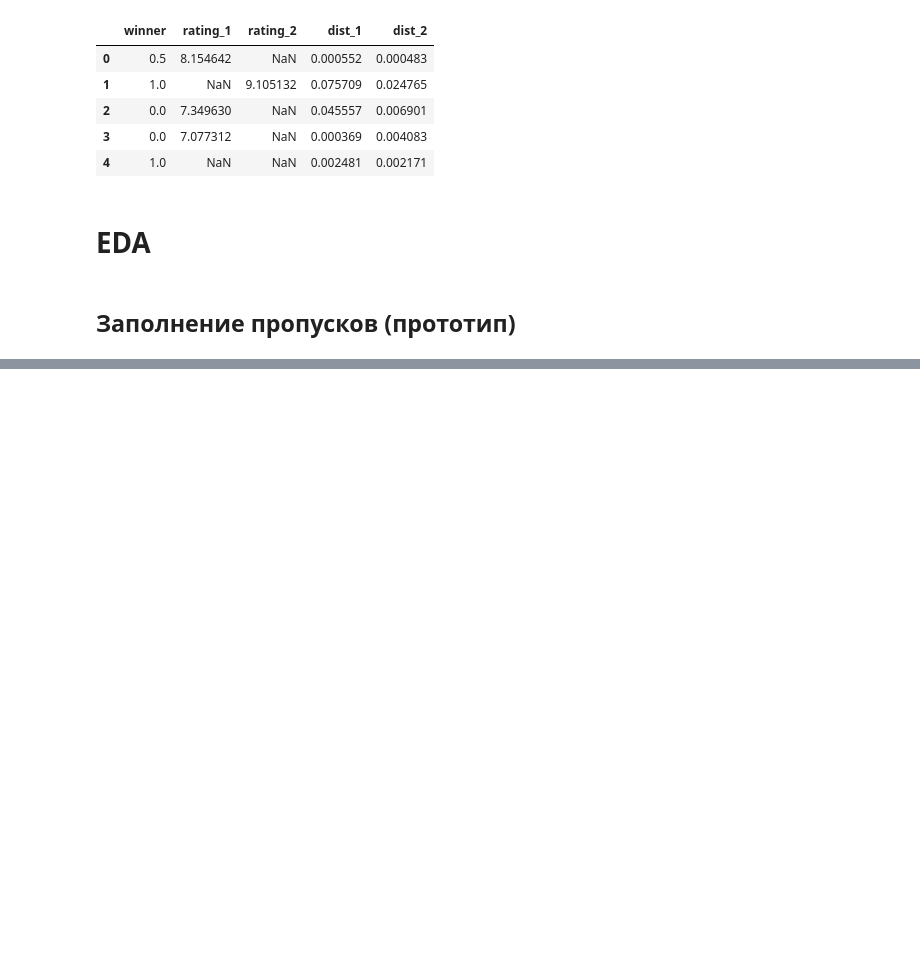
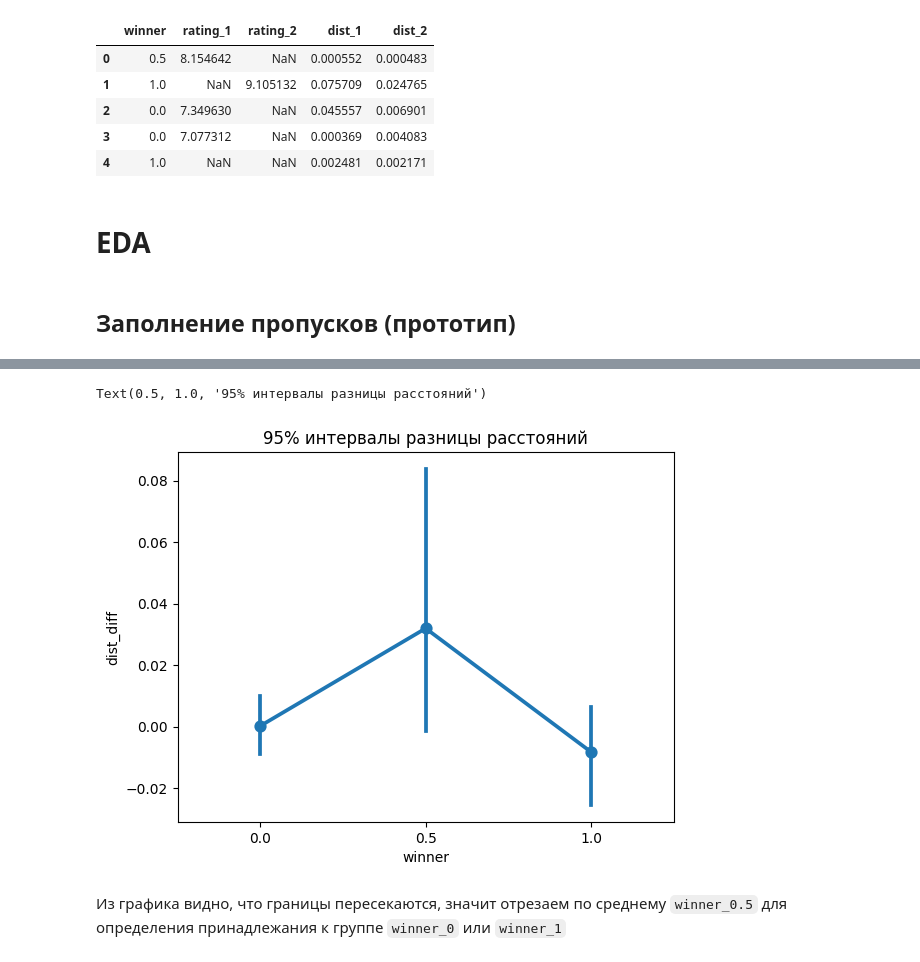
Before and after one commit to PigStep/Data-Dojo-2025, a Jupyter notebook: notebooks/A_CofeeTime.ipynb, the cells around one changed output, grey strips where cells are left out. Saved outputs shown, nothing was run; the diff lists cells and outputs as text; code cells hidden in the pictures; blank space fills up the shorter version.

```diff
--- a/notebooks/A_CofeeTime.ipynb
+++ b/notebooks/A_CofeeTime.ipynb
@@ -54,5 +54,17 @@ import seaborn as sns
 # %% [markdown]
 ## Заполнение пропусков (прототип)
 # %%
-# Датафрейм для анализа зависимостей
-vizualization_df =
+# Отноистельно его найдем группы средних
+rest_no_na = restourants.dropna().copy()
+
+# Посчитаем разницы
+rest_no_na["rate_diff"] = rest_no_na.rating_1 - rest_no_na.rating_2
+rest_no_na["dist_diff"] = rest_no_na.dist_1 - rest_no_na.dist_2
+
+# Составим таблицу средних
+winner_avg_table = rest_no_na.groupby("winner").agg({
+    "rate_diff":"mean",
+    "dist_diff":""
+}).rename(columns={"rate_diff":"avg_rate_diff", "dist_diff":"avg_dist_diff"})
+
+winner_avg_table
@@ -59 +77,9 @@ vizualization_df =
+# %%
+sns.pointplot(rest_no_na,x="winner",y="dist_diff")
+plt.title("95% интервалы разницы расстояний")
+# %% [output]
+Text(0.5, 1.0, '95% интервалы разницы расстояний')
+[figure, added]
+# %% [markdown]
+Из графика видно, что границы пересекаются, значит отрезаем по среднему `winner_0.5` для определения принадлежания к группе `winner_0` или `winner_1`
 # %%
```
Also changed, not shown: parts of 2 cells of this notebook, 1 other file.
